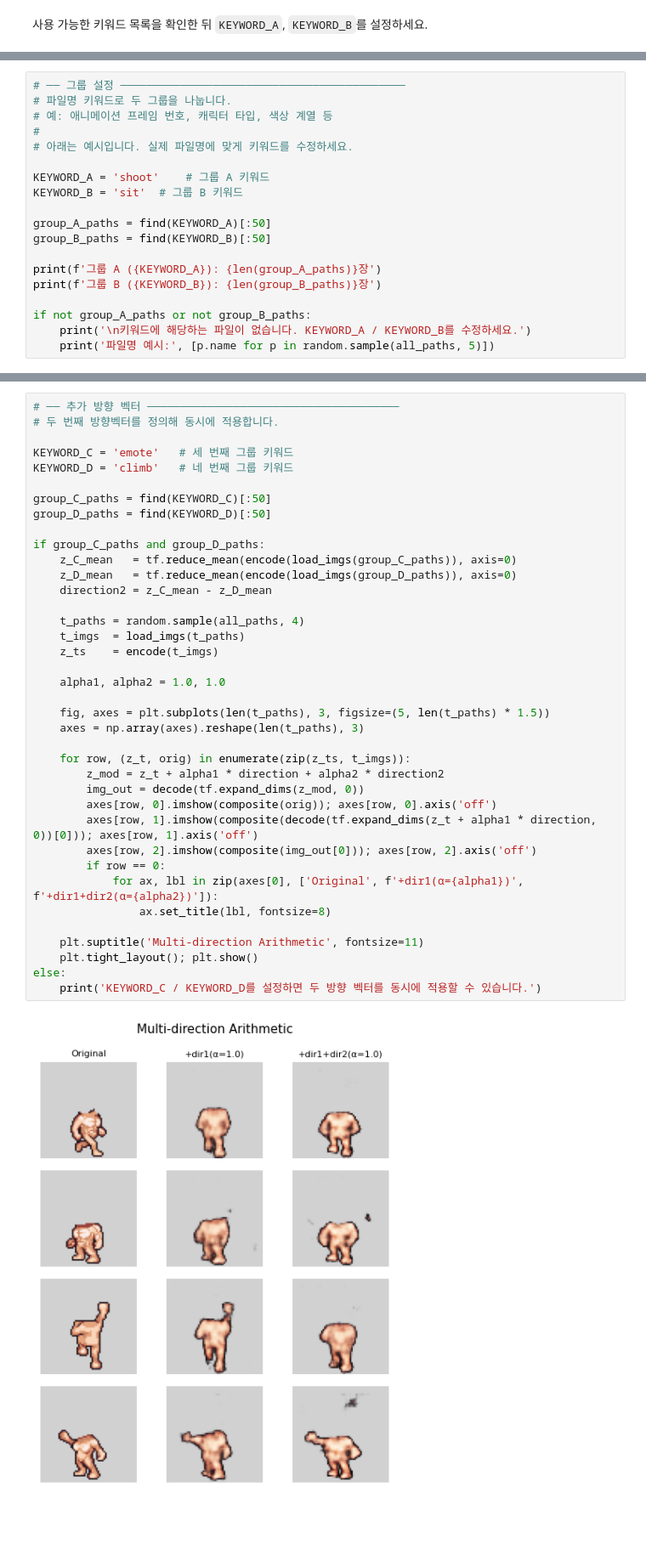
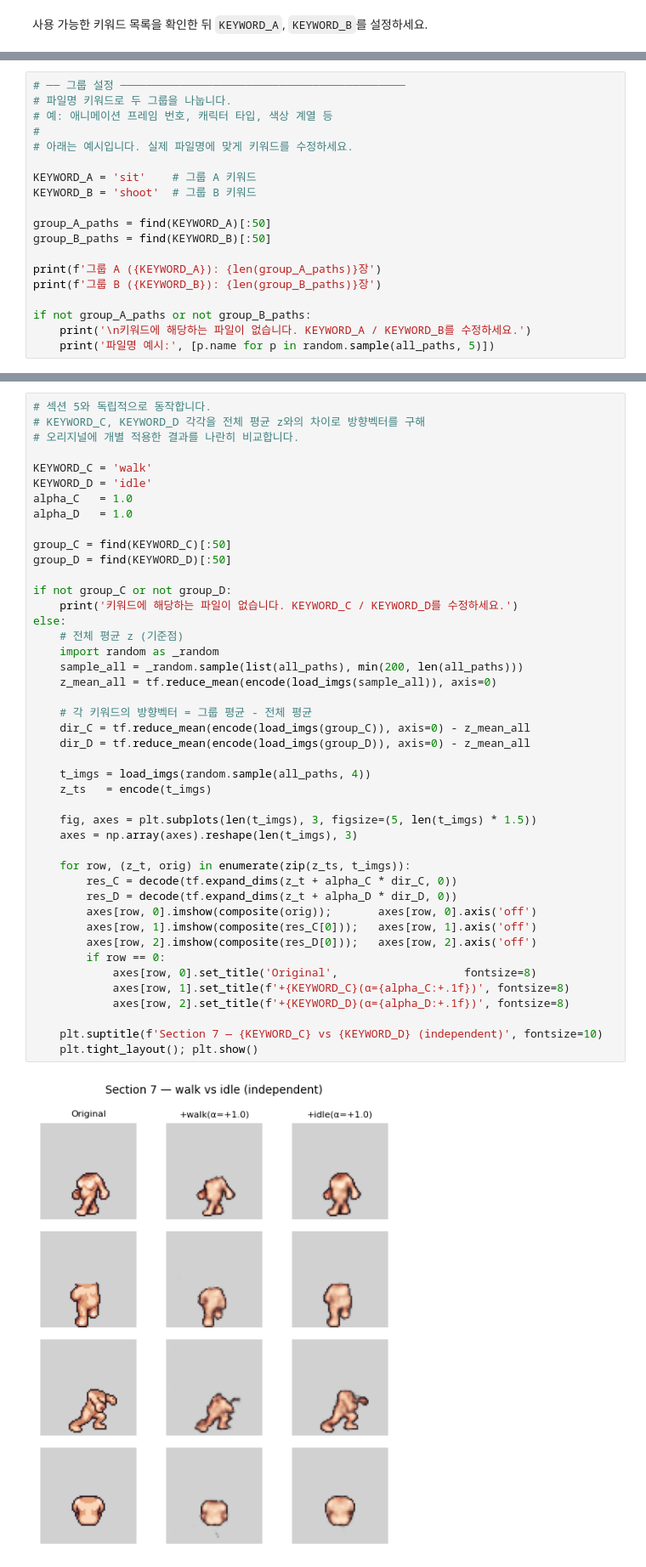
Before and after one commit to rhantj/lpc-sprite-vae, a Jupyter notebook: 06_latent_arithmetic_tf.ipynb, the cells around one changed output, grey strips where cells are left out. Shown at 85% size. Saved outputs shown, nothing was run; the diff lists cells and outputs as text; blank space fills up the shorter version.

Commit message:
refactor: latent arithmetic 섹션 7 개선
- 섹션 7을 섹션 5와 독립 구조로 변경
- KEYWORD_C, KEYWORD_D 각각 전체 평균 기준 방향벡터 산출
- 결과 표: Original | +C | +D 개별 비교

```diff
--- a/06_latent_arithmetic_tf.ipynb
+++ b/06_latent_arithmetic_tf.ipynb
@@ -246,8 +246,8 @@ for token, count in tokens.most_common():
 #
 # 아래는 예시입니다. 실제 파일명에 맞게 키워드를 수정하세요.
 
-KEYWORD_A = 'shoot'    # 그룹 A 키워드
-KEYWORD_B = 'sit'  # 그룹 B 키워드
+KEYWORD_A = 'sit'    # 그룹 A 키워드
+KEYWORD_B = 'shoot'  # 그룹 B 키워드
 
 group_A_paths = find(KEYWORD_A)[:50]
 group_B_paths = find(KEYWORD_B)[:50]
@@ -337,40 +337,46 @@ z_결과 = z_대상 + α1 × 방향벡터1 + α2 × 방향벡터2
 # %%
-# ── 추가 방향 벡터 ──────────────────────────────────────
-# 두 번째 방향벡터를 정의해 동시에 적용합니다.
+# 섹션 5와 독립적으로 동작합니다.
+# KEYWORD_C, KEYWORD_D 각각을 전체 평균 z와의 차이로 방향벡터를 구해
+# 오리지널에 개별 적용한 결과를 나란히 비교합니다.
 
-KEYWORD_C = 'emote'   # 세 번째 그룹 키워드
-KEYWORD_D = 'climb'   # 네 번째 그룹 키워드
+KEYWORD_C = 'walk'
+KEYWORD_D = 'idle'
+alpha_C   = 1.0
+alpha_D   = 1.0
 
-group_C_paths = find(KEYWORD_C)[:50]
-group_D_paths = find(KEYWORD_D)[:50]
+group_C = find(KEYWORD_C)[:50]
+group_D = find(KEYWORD_D)[:50]
 
-if group_C_paths and group_D_paths:
-    z_C_mean   = tf.reduce_mean(encode(load_imgs(group_C_paths)), axis=0)
-    z_D_mean   = tf.reduce_mean(encode(load_imgs(group_D_paths)), axis=0)
-    direction2 = z_C_mean - z_D_mean
+if not group_C or not group_D:
+    print('키워드에 해당하는 파일이 없습니다. KEYWORD_C / KEYWORD_D를 수정하세요.')
+else:
+    # 전체 평균 z (기준점)
+    import random as _random
+    sample_all = _random.sample(list(all_paths), min(200, len(all_paths)))
+    z_mean_all = tf.reduce_mean(encode(load_imgs(sample_all)), axis=0)
 
-    t_paths = random.sample(all_paths, 4)
-    t_imgs  = load_imgs(t_paths)
-    z_ts    = encode(t_imgs)
+    # 각 키워드의 방향벡터 = 그룹 평균 - 전체 평균
+    dir_C = tf.reduce_mean(encode(load_imgs(group_C)), axis=0) - z_mean_all
+    dir_D = tf.reduce_mean(encode(load_imgs(group_D)), axis=0) - z_mean_all
 
-    alpha1, alpha2 = 1.0, 1.0
+    t_imgs = load_imgs(random.sample(all_paths, 4))
+    z_ts   = encode(t_imgs)
 
-    fig, axes = plt.subplots(len(t_paths), 3, figsize=(5, len(t_paths) * 1.5))
-    axes = np.array(axes).reshape(len(t_paths), 3)
+    fig, axes = plt.subplots(len(t_imgs), 3, figsize=(5, len(t_imgs) * 1.5))
+    axes = np.array(axes).reshape(len(t_imgs), 3)
 
     for row, (z_t, orig) in enumerate(zip(z_ts, t_imgs)):
-        z_mod = z_t + alpha1 * direction + alpha2 * direction2
-        img_out = decode(tf.expand_dims(z_mod, 0))
-        axes[row, 0].imshow(composite(orig)); axes[row, 0].axis('off')
-        axes[row, 1].imshow(composite(decode(tf.expand_dims(z_t + alpha1 * direction, 0))[0])); axes[row, 1].axis('off')
-        axes[row, 2].imshow(composite(img_out[0])); axes[row, 2].axis('off')
+        res_C = decode(tf.expand_dims(z_t + alpha_C * dir_C, 0))
+        res_D = decode(tf.expand_dims(z_t + alpha_D * dir_D, 0))
+        axes[row, 0].imshow(composite(orig));       axes[row, 0].axis('off')
+        axes[row, 1].imshow(composite(res_C[0]));   axes[row, 1].axis('off')
+        axes[row, 2].imshow(composite(res_D[0]));   axes[row, 2].axis('off')
         if row == 0:
-            for ax, lbl in zip(axes[0], ['Original', f'+dir1(α={alpha1})', f'+dir1+dir2(α={alpha2})']):
-                ax.set_title(lbl, fontsize=8)
+            axes[row, 0].set_title('Original',                   fontsize=8)
+            axes[row, 1].set_title(f'+{KEYWORD_C}(α={alpha_C:+.1f})', fontsize=8)
+            axes[row, 2].set_title(f'+{KEYWORD_D}(α={alpha_D:+.1f})', fontsize=8)
 
-    plt.suptitle('Multi-direction Arithmetic', fontsize=11)
+    plt.suptitle(f'Section 7 — {KEYWORD_C} vs {KEYWORD_D} (independent)', fontsize=10)
     plt.tight_layout(); plt.show()
-else:
-    print('KEYWORD_C / KEYWORD_D를 설정하면 두 방향 벡터를 동시에 적용할 수 있습니다.')
 # %% [output]
-[figure, old version]
+[figure, new version]
```
Also changed, not shown: parts of 6 cells of this notebook, 1 other file.
